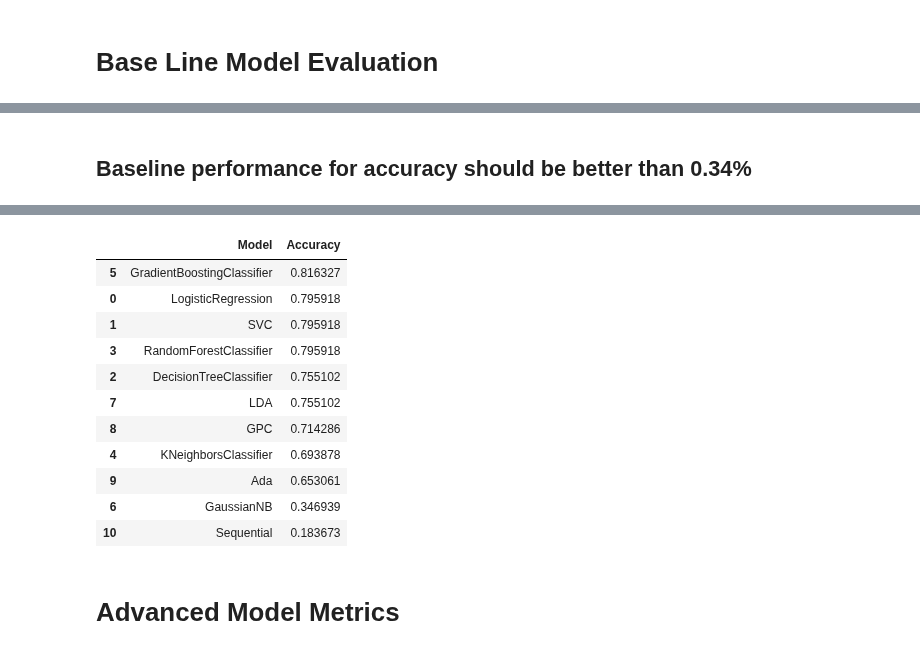
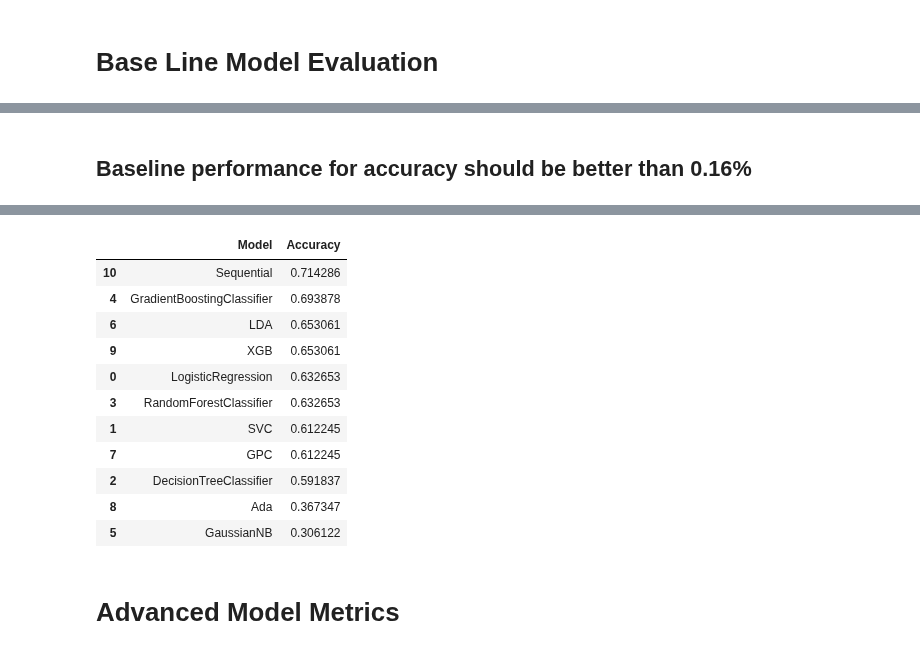
Before and after one commit to MaukanMir/Orange-Quality-Analysis-Classifier, a Jupyter notebook: training.ipynb, the cells around one changed output, grey strips where cells are left out. Cells and saved outputs as stored; diff of their text form; code cells hidden in the pictures.

```diff
--- a/training.ipynb
+++ b/training.ipynb
@@ -36,6 +36,7 @@ from sklearn.gaussian_process import GaussianProcessClassifier
 # Functions
 # %%
 from sklearn.ensemble import AdaBoostClassifier
+from xgboost import XGBClassifier
 
 
 def run_all_models(X_train_scaled, X_test_scaled, y_train_encoded, y_test_encoded):
@@ -44,12 +45,13 @@ def run_all_models(X_train_scaled, X_test_scaled, y_train_encoded, y_test_encode
         "SVC": SVC(),
         "DecisionTreeClassifier": DecisionTreeClassifier(random_state=42),
         "RandomForestClassifier": RandomForestClassifier(random_state=42),
-        "KNeighborsClassifier": KNeighborsClassifier(),
+        # "KNeighborsClassifier": KNeighborsClassifier(),
         "GradientBoostingClassifier": GradientBoostingClassifier(random_state=42),
         "GaussianNB": GaussianNB(),
         "LDA":LinearDiscriminantAnalysis(),
         "GPC":GaussianProcessClassifier(),
-        "Ada": AdaBoostClassifier()
+        "Ada": AdaBoostClassifier(),
+        "XGB":XGBClassifier()
     }
 
     # Create an empty DataFrame to store model performance
@@ -68,8 +70,8 @@ def run_all_models(X_train_scaled, X_test_scaled, y_train_encoded, y_test_encode
     sequential_model = Sequential()
     sequential_model.add(Dense(64, input_dim=X_train_scaled.shape[1], activation='relu'))
     sequential_model.add(Dense(32, activation='relu'))
-    sequential_model.add(Dense(1, activation='sigmoid'))
-    sequential_model.compile(loss='categorical_crossentropy', optimizer='adam', metrics=['accuracy'])
+    sequential_model.add(Dense(5, activation='softmax'))
+    sequential_model.compile(loss='sparse_categorical_crossentropy', optimizer='adam', metrics=['accuracy'])
     sequential_model.fit(X_train_scaled, y_train_encoded, epochs=50, batch_size=10, verbose=0)
     loss, accuracy = sequential_model.evaluate(X_test_scaled, y_test_encoded)
     model_performance.append({
@@ -354,14 +383,14 @@ from sklearn.preprocessing import MinMaxScaler, OneHotEncoder
 def evaluate_model(X, y, model):
   # define evaluation procedure
   cv = RepeatedStratifiedKFold(n_splits=10, n_repeats=3, random_state=1)
-  make_scorer(f1_score, average="macro")
+  f1 = make_scorer(f1_score, average="macro")
   # evaluate model
-  scores = cross_val_score(model, X, y, scoring=make_scorer, cv=cv, n_jobs=-1)
+  scores = cross_val_score(model, X, y, scoring=f1, cv=cv, n_jobs=-1)
   return scores
-X, y = df.drop("Quality (1-5)", axis=1), df["Quality (1-5)"]
+
 model = DummyClassifier(strategy='uniform')
 # evaluate the model
-scores = evaluate_model(X, y, model)
+scores = evaluate_model(X_processed, y, model)
 # summarize performance
 print('Mean accuracy: %.3f (%.3f)' % (np.mean(scores), np.std(scores)))
 # %% [output]
@@ -386,2 +398,2 @@ TypeError: too many positional arguments
 # %% [markdown]
-## Baseline performance for accuracy should be better than 0.34%
+## Baseline performance for accuracy should be better than 0.16%
@@ -415,7 +400,12 @@ X_processed = pd.concat([X_numeric_transformed, X_categorical_encoded], axis=1)
 # %%
-X_train, X_test, y_train, y_test = train_test_split(X,y, test_size=0.2, random_state=42)
-scaler = StandardScaler()
-X_train_scaled, X_test_scaled = scaler.fit_transform(X_train), scaler.transform(X_test)
-models = run_all_models(X_train_scaled, X_test_scaled, y_train, y_test)
+from sklearn.calibration import LabelEncoder
+
+X_train, X_test, y_train, y_test = train_test_split(X_processed, y, test_size=0.2, random_state=42)
+
+encoder = LabelEncoder()
+y_train_encoded = encoder.fit_transform(y_train)
+y_test_encoded = encoder.transform(y_test)
+
+models = run_all_models(X_train,X_test, y_train_encoded, y_test_encoded)
 models.sort_values(by="Accuracy", ascending=False)
 # %% [output]
@@ -423,15 +413,15 @@ models.sort_values(by="Accuracy", ascending=False)
 |  | Model | Accuracy |
-| 5 | GradientBoostingClassifier | 0.816327 |
-| 0 | LogisticRegression | 0.795918 |
-| 1 | SVC | 0.795918 |
-| 3 | RandomForestClassifier | 0.795918 |
-| 2 | DecisionTreeClassifier | 0.755102 |
-| 7 | LDA | 0.755102 |
-| 8 | GPC | 0.714286 |
-| 4 | KNeighborsClassifier | 0.693878 |
-| 9 | Ada | 0.653061 |
-| 6 | GaussianNB | 0.346939 |
-| 10 | Sequential | 0.183673 |
+| 10 | Sequential | 0.714286 |
+| 4 | GradientBoostingClassifier | 0.693878 |
+| 6 | LDA | 0.653061 |
+| 9 | XGB | 0.653061 |
+| 0 | LogisticRegression | 0.632653 |
+| 3 | RandomForestClassifier | 0.632653 |
+| 1 | SVC | 0.612245 |
+| 7 | GPC | 0.612245 |
+| 2 | DecisionTreeClassifier | 0.591837 |
+| 8 | Ada | 0.367347 |
+| 5 | GaussianNB | 0.306122 |
 # %% [markdown]
 # Advanced Model Metrics
 # %%
```
Also changed, not shown: parts of 4 cells of this notebook.
